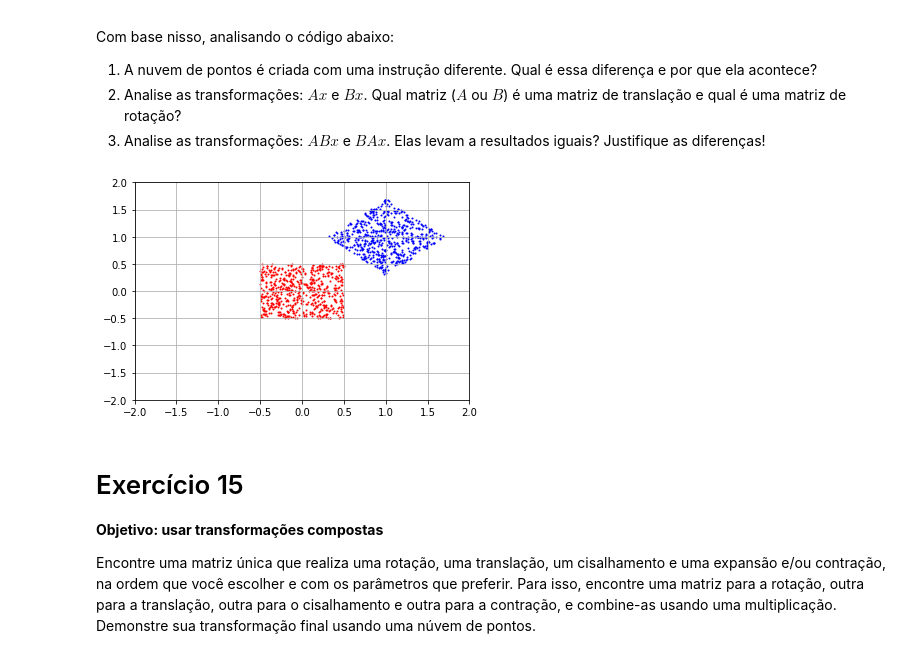
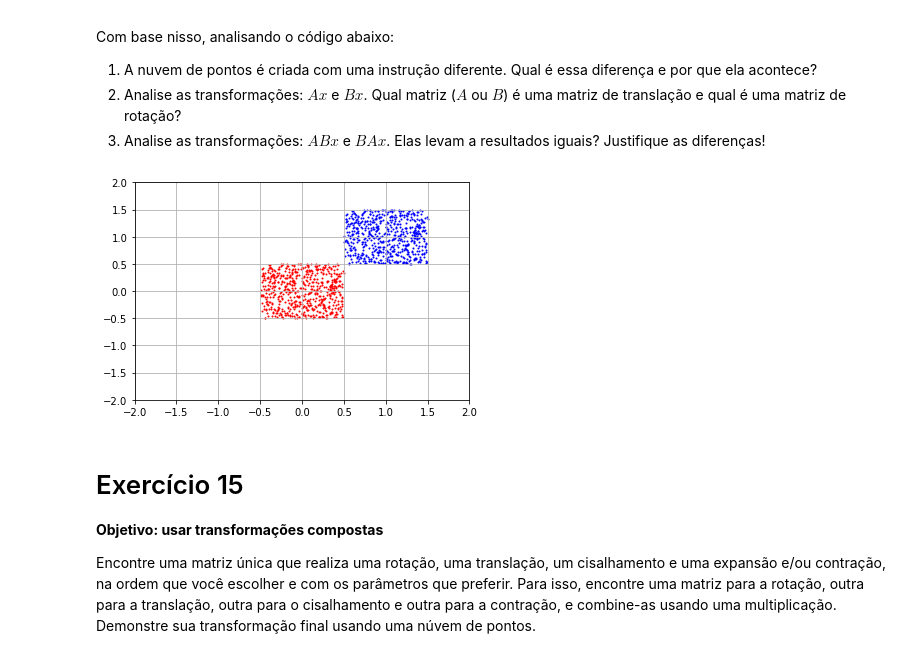
Before and after one commit to tiagoft/alglin-alunos, a Jupyter notebook: 03-geometria_analitica.ipynb, the cells around one changed output. Drawn from its saved outputs; the diff is of its cells as text; code cells hidden in the pictures.

```diff
--- a/03-geometria_analitica.ipynb
+++ b/03-geometria_analitica.ipynb
@@ -586,24 +484,24 @@ Com base nisso, analisando o código abaixo:
 # %%
 # Comece com esse código inicial!
 x = np.vstack( (np.random.uniform(-0.5, 0.5, size=(2, 600)), np.ones( (1,600) )))
-A = np.array( [[1, 0, 1], [0, 1, 1], [0, 0, 1]]) # translancao de (1,1)
-B = np.array( [[0.7, -0.7, 0], [0.7, 0.7, 0], [0, 0, 1]]) #rotacao
+A = np.array( [[1, 0, 1], [0, 1, 1], [0, 0, 1]])
+B = np.array( [[0.7, -0.7, 0], [0.7, 0.7, 0], [0, 0, 1]])
 
 # Altere daqui para baixo
 # -----------------
-y = A @ B @ x # rotaciona e dps translada
+y =  A @ x
 # -----------------
 # Altere daqui para cima
 
 plt.figure()
 plt.scatter(x[0,:], x[1,:], s=1, c='r')
 plt.scatter(y[0,:], y[1,:], s=1, c='b')
 plt.xlim([-2, 2])
 plt.ylim([-2, 2])
 plt.grid()
 plt.show()
 # %% [output]
-[figure, old version]
+[figure, new version]
 # %% [markdown]
 # Exercício 15
 **Objetivo: usar transformações compostas**
```
Also changed, not shown: parts of 33 cells of this notebook, 8 other files.
